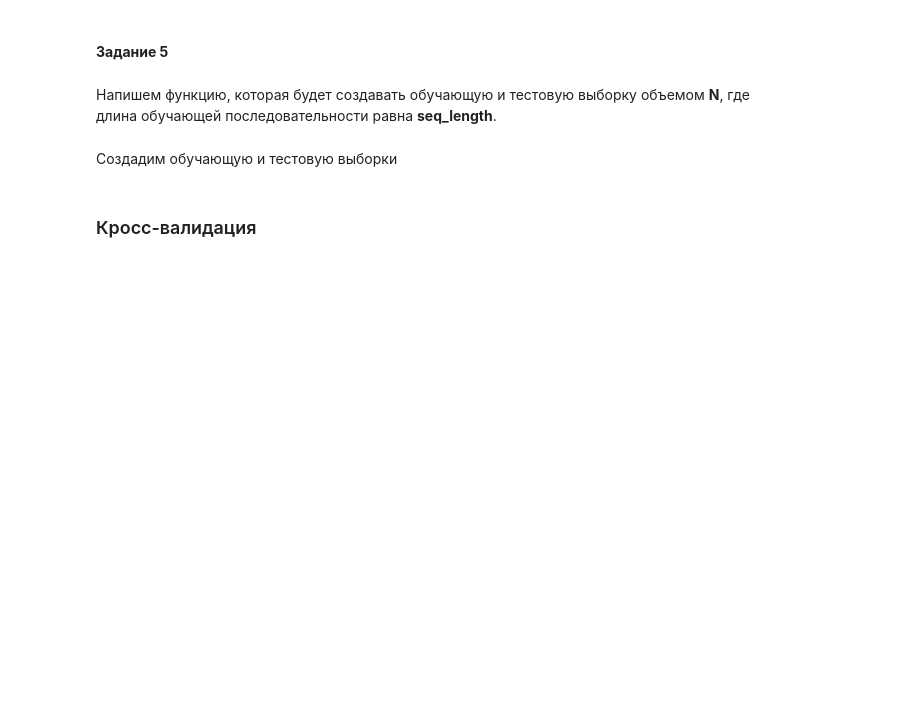
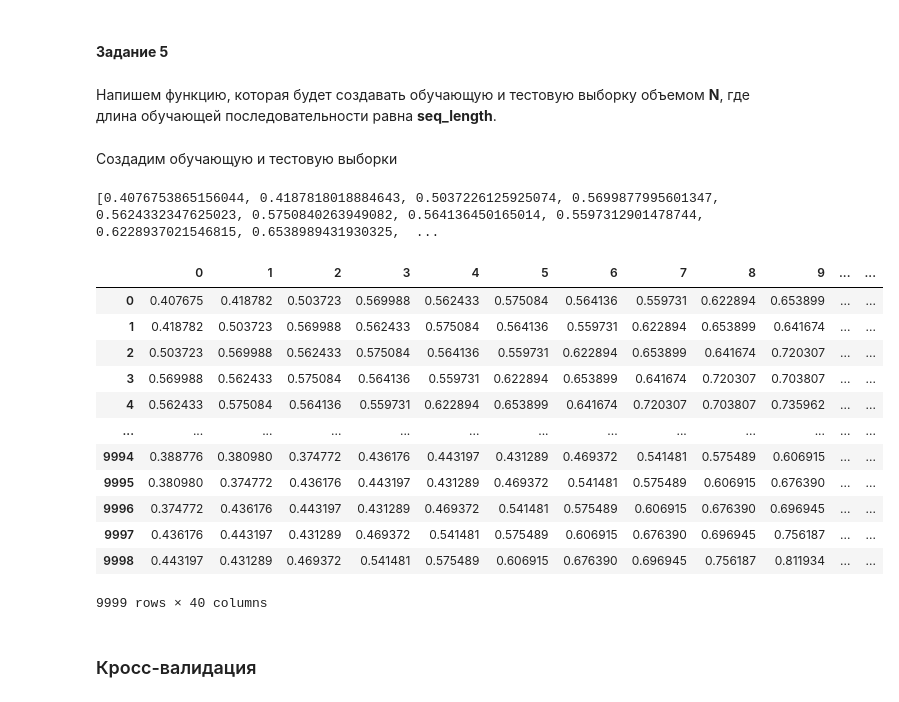
Before and after one commit to IlyaChichkov/big_data_course, a Jupyter notebook: labs/Lab6_task.ipynb, the cells around one changed output. Drawn from its saved outputs; the diff is of its cells as text; code cells hidden in the pictures; blank space fills up the shorter version.

```diff
--- a/labs/Lab6_task.ipynb
+++ b/labs/Lab6_task.ipynb
@@ -193,8 +200,24 @@ def get_sequences(df, N, seq_length):
 # %%
 size = 10000
 seq_length = 40
 
 X, y = get_sequences(df, size, seq_length)
+X
+# %% [output]
+[0.4076753865156044, 0.4187818018884643, 0.5037226125925074, 0.5699877995601347, 0.5624332347625023, 0.5750840263949082, 0.564136450165014, 0.5597312901478744, 0.6228937021546815, 0.6538989431930325,  ...
+|  | 0 | 1 | 2 | 3 | 4 | 5 | 6 | 7 | 8 | 9 | ... | ... |
+| 0 | 0.407675 | 0.418782 | 0.503723 | 0.569988 | 0.562433 | 0.575084 | 0.564136 | 0.559731 | 0.622894 | 0.653899 | ... | ... |
+| 1 | 0.418782 | 0.503723 | 0.569988 | 0.562433 | 0.575084 | 0.564136 | 0.559731 | 0.622894 | 0.653899 | 0.641674 | ... | ... |
+| 2 | 0.503723 | 0.569988 | 0.562433 | 0.575084 | 0.564136 | 0.559731 | 0.622894 | 0.653899 | 0.641674 | 0.720307 | ... | ... |
+| 3 | 0.569988 | 0.562433 | 0.575084 | 0.564136 | 0.559731 | 0.622894 | 0.653899 | 0.641674 | 0.720307 | 0.703807 | ... | ... |
+| 4 | 0.562433 | 0.575084 | 0.564136 | 0.559731 | 0.622894 | 0.653899 | 0.641674 | 0.720307 | 0.703807 | 0.735962 | ... | ... |
+| ... | ... | ... | ... | ... | ... | ... | ... | ... | ... | ... | ... | ... |
+| 9994 | 0.388776 | 0.380980 | 0.374772 | 0.436176 | 0.443197 | 0.431289 | 0.469372 | 0.541481 | 0.575489 | 0.606915 | ... | ... |
+| 9995 | 0.380980 | 0.374772 | 0.436176 | 0.443197 | 0.431289 | 0.469372 | 0.541481 | 0.575489 | 0.606915 | 0.676390 | ... | ... |
+| 9996 | 0.374772 | 0.436176 | 0.443197 | 0.431289 | 0.469372 | 0.541481 | 0.575489 | 0.606915 | 0.676390 | 0.696945 | ... | ... |
+| 9997 | 0.436176 | 0.443197 | 0.431289 | 0.469372 | 0.541481 | 0.575489 | 0.606915 | 0.676390 | 0.696945 | 0.756187 | ... | ... |
+| 9998 | 0.443197 | 0.431289 | 0.469372 | 0.541481 | 0.575489 | 0.606915 | 0.676390 | 0.696945 | 0.756187 | 0.811934 | ... | ... |
+9999 rows × 40 columns
 # %% [markdown]
 ### Кросс-валидация
 # %% [markdown]
```
Also changed, not shown: parts of 21 cells of this notebook.
